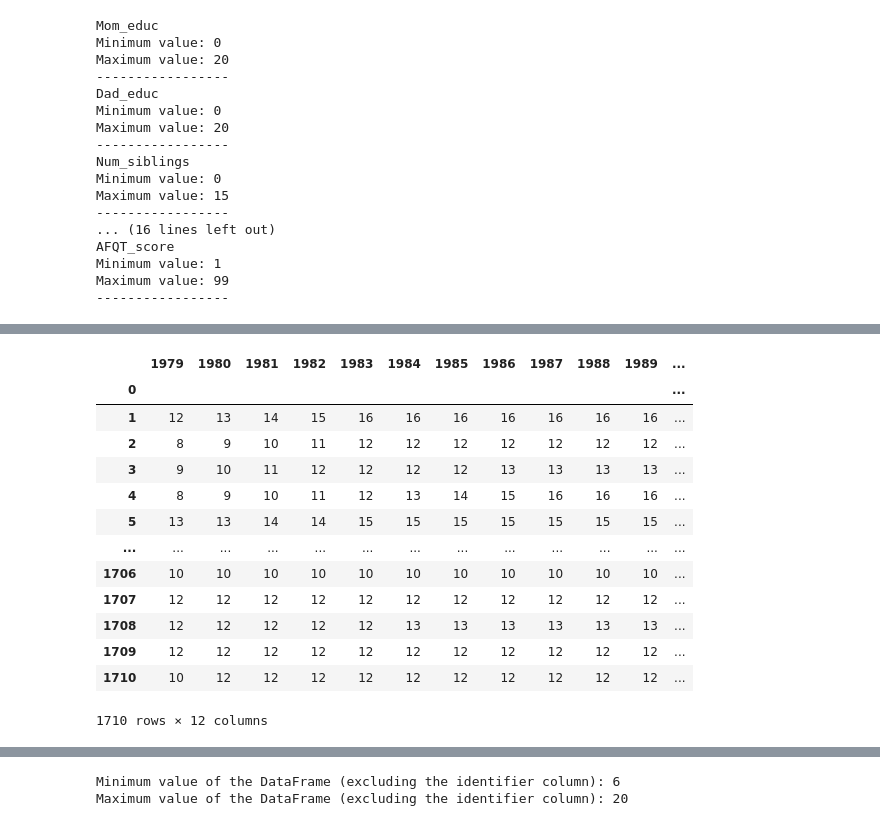
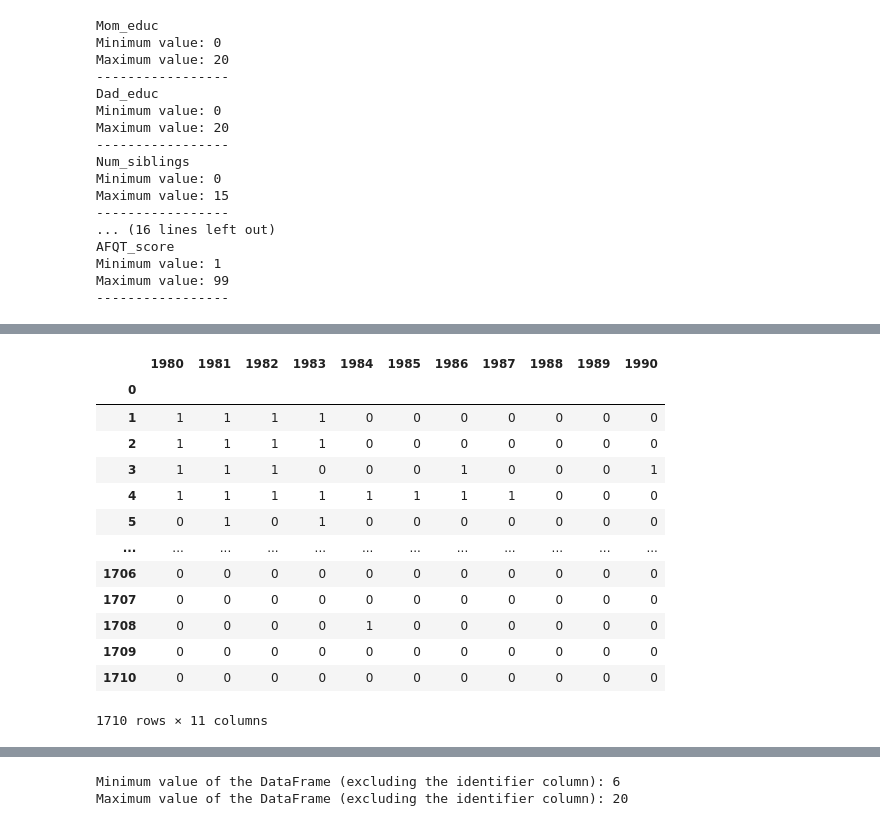
Before and after one commit to fls808/Dynamic-Programming, a Jupyter notebook: Data.ipynb, the cells around one changed output, grey strips where cells are left out. Saved outputs shown, nothing was run; the diff lists cells and outputs as text; code cells hidden in the pictures.

```diff
--- a/Data.ipynb
+++ b/Data.ipynb
@@ -109,17 +125,18 @@ edu = edu.replace(-9999, np.nan)
-# %%
-edu
-# %% [output]
-|  | 1979 | 1980 | 1981 | 1982 | 1983 | 1984 | 1985 | 1986 | 1987 | 1988 | 1989 | ... |
-| 0 |  |  |  |  |  |  |  |  |  |  |  | ... |
-| 1 | 12 | 13 | 14 | 15 | 16 | 16 | 16 | 16 | 16 | 16 | 16 | ... |
-| 2 | 8 | 9 | 10 | 11 | 12 | 12 | 12 | 12 | 12 | 12 | 12 | ... |
-| 3 | 9 | 10 | 11 | 12 | 12 | 12 | 12 | 13 | 13 | 13 | 13 | ... |
-| 4 | 8 | 9 | 10 | 11 | 12 | 13 | 14 | 15 | 16 | 16 | 16 | ... |
-| 5 | 13 | 13 | 14 | 14 | 15 | 15 | 15 | 15 | 15 | 15 | 15 | ... |
-| ... | ... | ... | ... | ... | ... | ... | ... | ... | ... | ... | ... | ... |
-| 1706 | 10 | 10 | 10 | 10 | 10 | 10 | 10 | 10 | 10 | 10 | 10 | ... |
-| 1707 | 12 | 12 | 12 | 12 | 12 | 12 | 12 | 12 | 12 | 12 | 12 | ... |
-| 1708 | 12 | 12 | 12 | 12 | 12 | 13 | 13 | 13 | 13 | 13 | 13 | ... |
-| 1709 | 12 | 12 | 12 | 12 | 12 | 12 | 12 | 12 | 12 | 12 | 12 | ... |
-| 1710 | 10 | 12 | 12 | 12 | 12 | 12 | 12 | 12 | 12 | 12 | 12 | ... |
-1710 rows × 12 columns
+# %%
+dummy = (edu.diff(axis=1).iloc[:, 1:] == 1).astype(int)
+dummy
+# %% [output]
+|  | 1980 | 1981 | 1982 | 1983 | 1984 | 1985 | 1986 | 1987 | 1988 | 1989 | 1990 |
+| 0 |  |  |  |  |  |  |  |  |  |  |  |
+| 1 | 1 | 1 | 1 | 1 | 0 | 0 | 0 | 0 | 0 | 0 | 0 |
+| 2 | 1 | 1 | 1 | 1 | 0 | 0 | 0 | 0 | 0 | 0 | 0 |
+| 3 | 1 | 1 | 1 | 0 | 0 | 0 | 1 | 0 | 0 | 0 | 1 |
+| 4 | 1 | 1 | 1 | 1 | 1 | 1 | 1 | 1 | 0 | 0 | 0 |
+| 5 | 0 | 1 | 0 | 1 | 0 | 0 | 0 | 0 | 0 | 0 | 0 |
+| ... | ... | ... | ... | ... | ... | ... | ... | ... | ... | ... | ... |
+| 1706 | 0 | 0 | 0 | 0 | 0 | 0 | 0 | 0 | 0 | 0 | 0 |
+| 1707 | 0 | 0 | 0 | 0 | 0 | 0 | 0 | 0 | 0 | 0 | 0 |
+| 1708 | 0 | 0 | 0 | 0 | 1 | 0 | 0 | 0 | 0 | 0 | 0 |
+| 1709 | 0 | 0 | 0 | 0 | 0 | 0 | 0 | 0 | 0 | 0 | 0 |
+| 1710 | 0 | 0 | 0 | 0 | 0 | 0 | 0 | 0 | 0 | 0 | 0 |
+1710 rows × 11 columns
```
Also changed, not shown: parts of 6 cells of this notebook, 1 other file.
